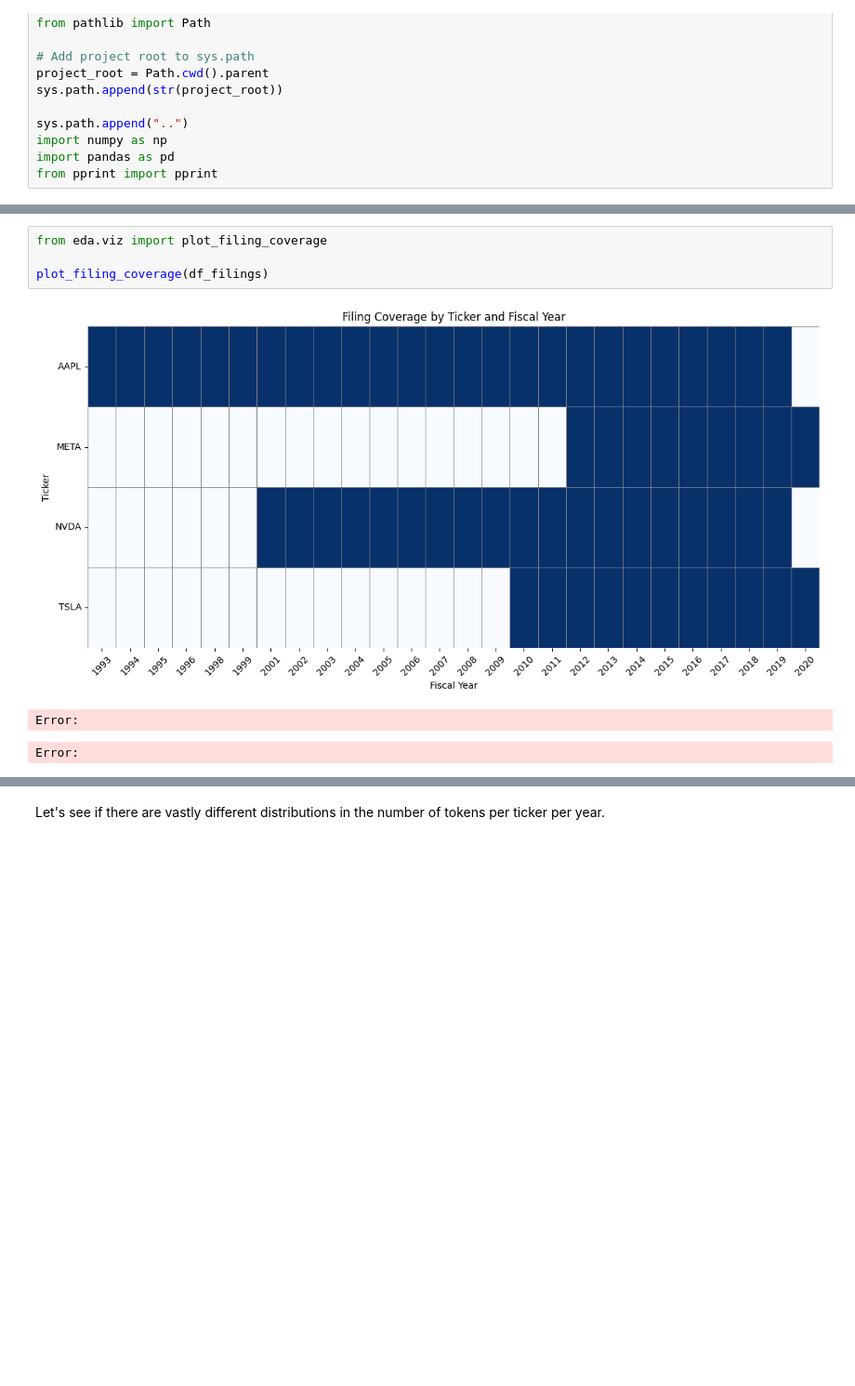
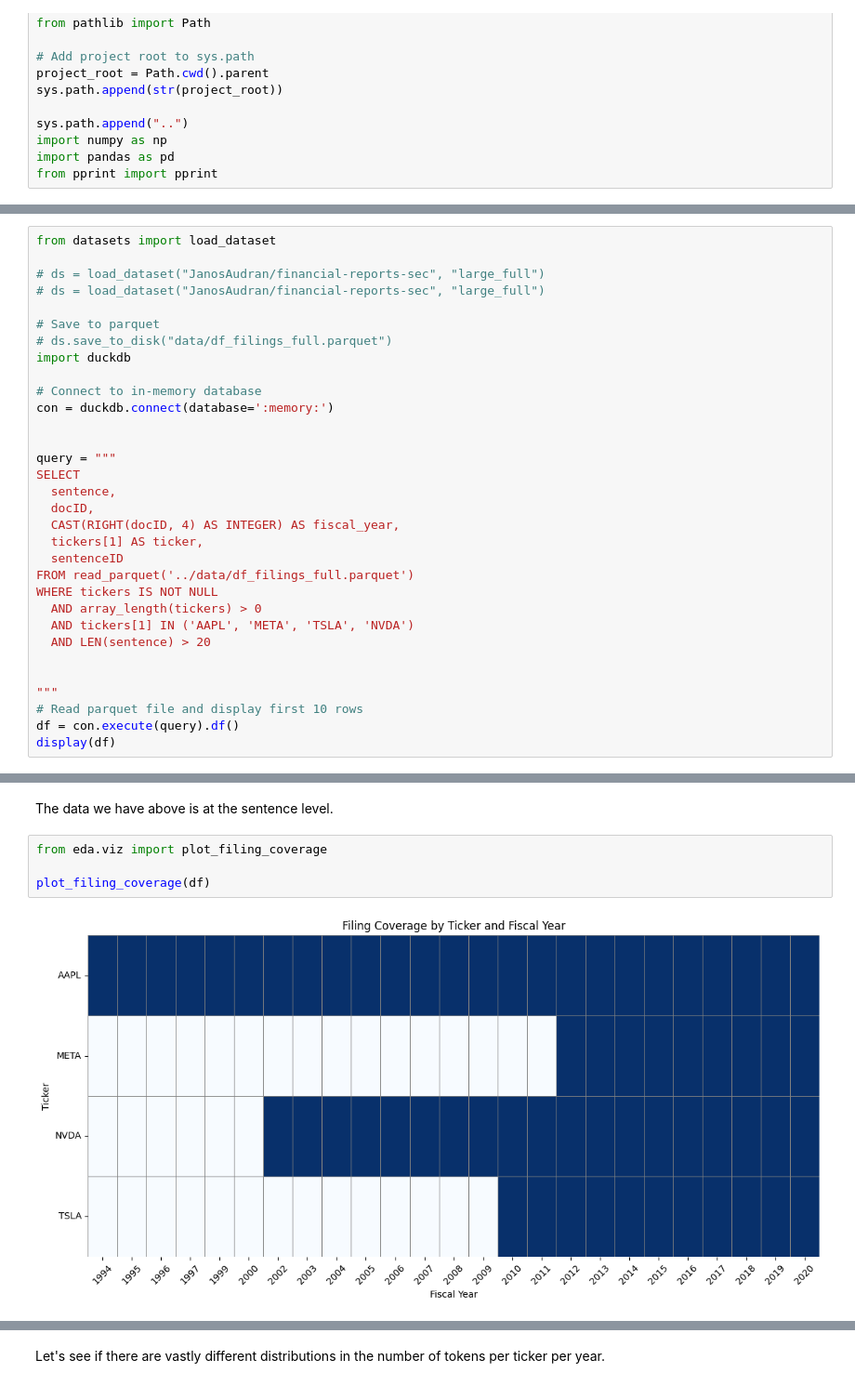
Before and after one commit to jon-robbins/sec-rag-pipeline, a Jupyter notebook: notebooks/EDA.ipynb, the cells around one changed output, grey strips where cells are left out. Shown: that part at 93% size. Drawn from its saved outputs; the diff is of its cells as text; blank space fills up the shorter version.

```diff
--- a/notebooks/EDA.ipynb
+++ b/notebooks/EDA.ipynb
@@ -418,0 +89,32 @@ Let's see if we have a similar number of sources.
+# %%
+from datasets import load_dataset
+
+# ds = load_dataset("JanosAudran/financial-reports-sec", "large_full")
+# ds = load_dataset("JanosAudran/financial-reports-sec", "large_full")
+
+# Save to parquet
+# ds.save_to_disk("data/df_filings_full.parquet")
+import duckdb
+
+# Connect to in-memory database
+con = duckdb.connect(database=':memory:')
+
+
+query = """
+SELECT
+  sentence,
+  docID,
+  CAST(RIGHT(docID, 4) AS INTEGER) AS fiscal_year,
+  tickers[1] AS ticker,
+  sentenceID
+FROM read_parquet('../data/df_filings_full.parquet')
+WHERE tickers IS NOT NULL
+  AND array_length(tickers) > 0
+  AND tickers[1] IN ('AAPL', 'META', 'TSLA', 'NVDA')
+  AND LEN(sentence) > 20
+
+
+"""
+# Read parquet file and display first 10 rows
+df = con.execute(query).df()
+display(df)
@@ -419,8 +135,8 @@ Let's see if we have a similar number of sources.
+# %% [markdown]
+The data we have above is at the sentence level.
 # %%
 from eda.viz import plot_filing_coverage
 
-plot_filing_coverage(df_filings)
+plot_filing_coverage(df)
 # %% [output]
-[figure, old version]
+[figure, new version]
-Error:
-Error:
```
Also changed, not shown: parts of 34 cells of this notebook, 43 other files.
